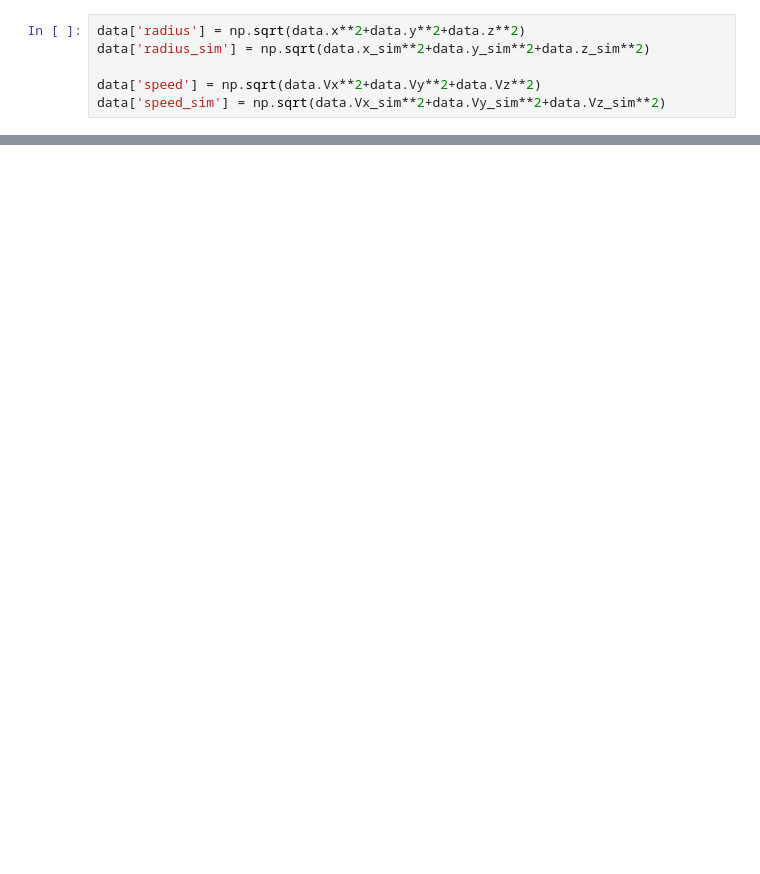
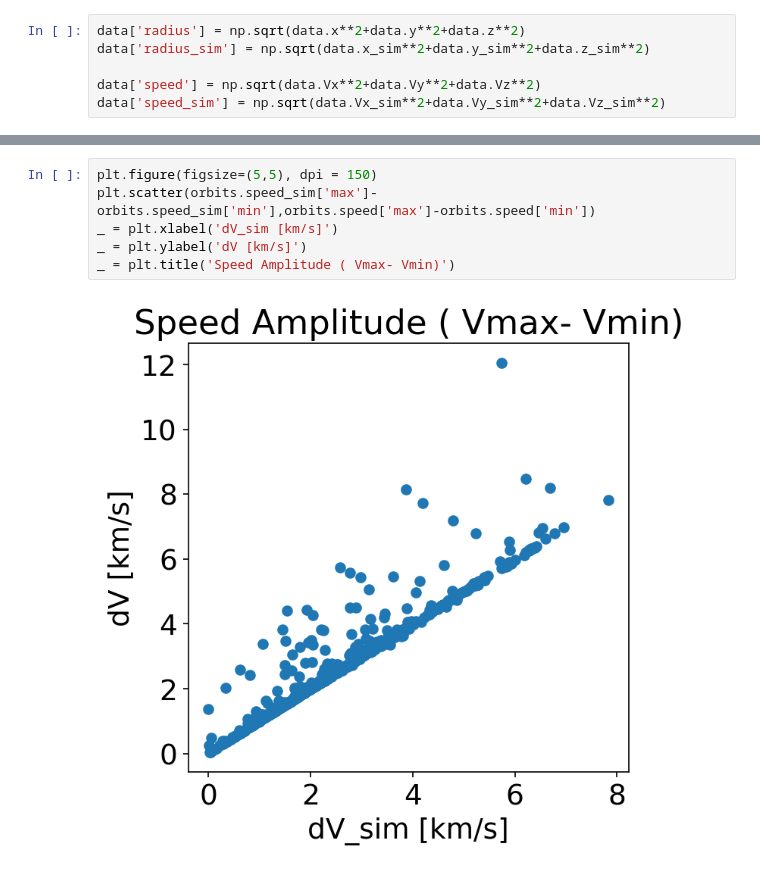
Before and after one commit to Mixanik-43/IDAO-2020, a Jupyter notebook: EDA_Tanya.ipynb, the cells around one changed output, grey strips where cells are left out. Saved outputs shown, nothing was run; the diff lists cells and outputs as text; blank space fills up the shorter version.

```diff
--- a/EDA_Tanya.ipynb
+++ b/EDA_Tanya.ipynb
@@ -279,0 +116,8 @@ plt.scatter(orbits.speed['max']-orbits.speed['min'],orbits.speed_sim['max']- orb
+# %%
+plt.figure(figsize=(5,5), dpi = 150)
+plt.scatter(orbits.speed_sim['max']- orbits.speed_sim['min'],orbits.speed['max']-orbits.speed['min'])
+_ = plt.xlabel('dV_sim [km/s]')
+_ = plt.ylabel('dV [km/s]')
+_ = plt.title('Speed Amplitude ( Vmax- Vmin)')
+# %% [output]
+[figure, added]
```
Also changed, not shown: parts of 34 cells of this notebook.
